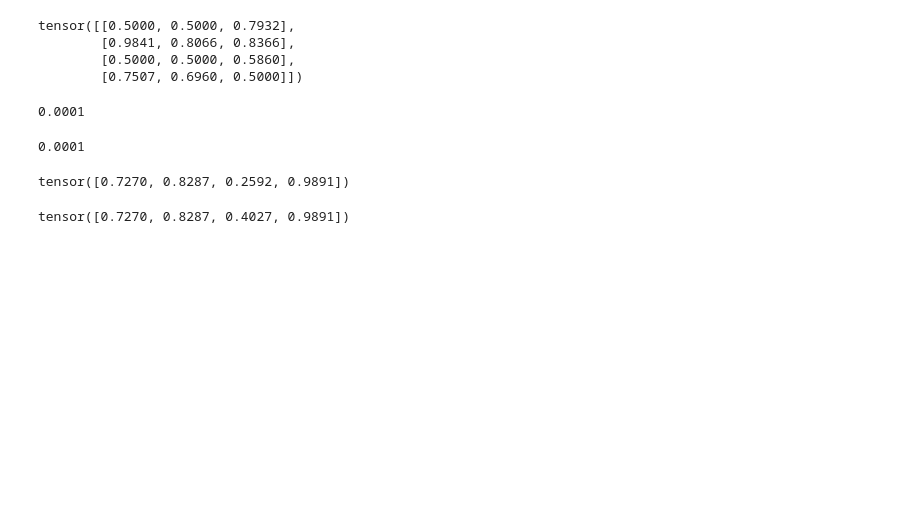
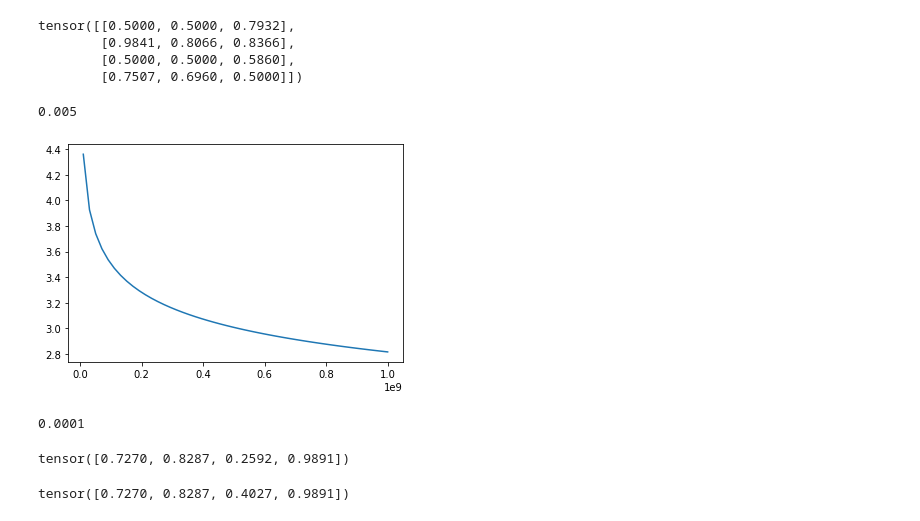
Before and after one commit to urisherman/curriculum_vqa, a Jupyter notebook: notebooks/torch_recipes_2.ipynb, the cells around one changed output. Saved outputs shown, nothing was run; the diff lists cells and outputs as text; code cells hidden in the pictures; blank space fills up the shorter version.

```diff
--- a/notebooks/torch_recipes_2.ipynb
+++ b/notebooks/torch_recipes_2.ipynb
@@ -17,10 +17,17 @@ tensor([[0.5000, 0.5000, 0.7932],
         [0.9841, 0.8066, 0.8366],
         [0.5000, 0.5000, 0.5860],
         [0.7507, 0.6960, 0.5000]])
-# %%
-.1e-3
-# %% [output]
-0.0001
+# %%
+5e-3
+# %% [output]
+0.005
+# %%
+x = np.linspace(1e+7, 1e+9)
+
+y = (x/(5.4*1e+13))**(-0.095)
+plt.plot(x, y);
+# %% [output]
+[figure, added]
 # %%
 1e-4
 # %% [output]
```
Also changed, not shown: 4 other files.
